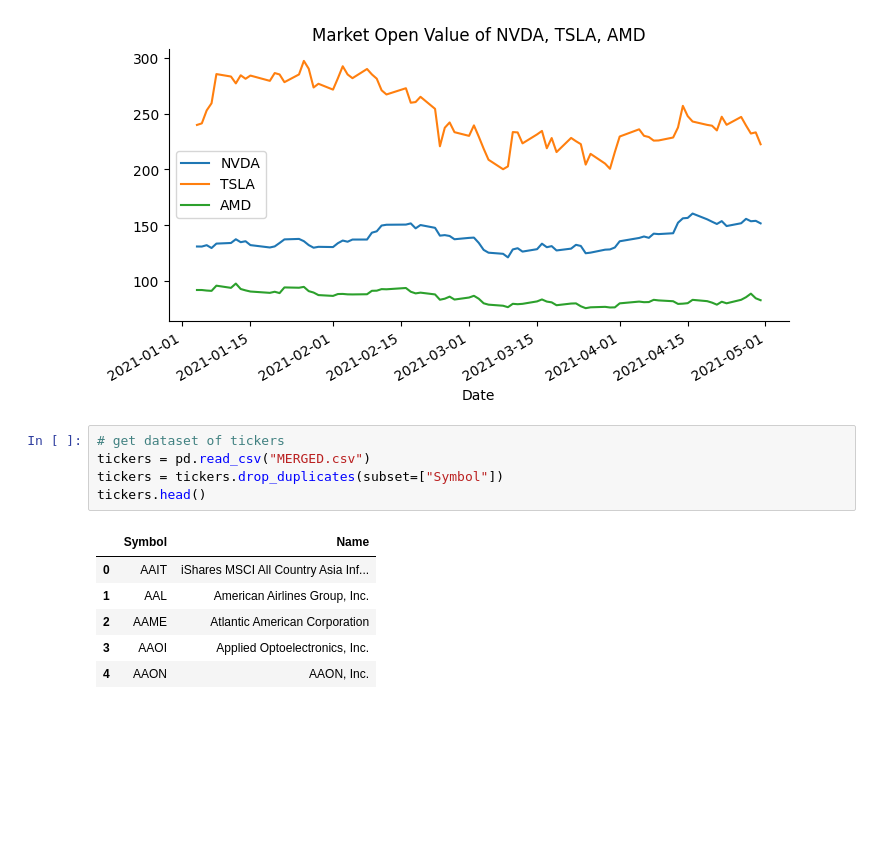
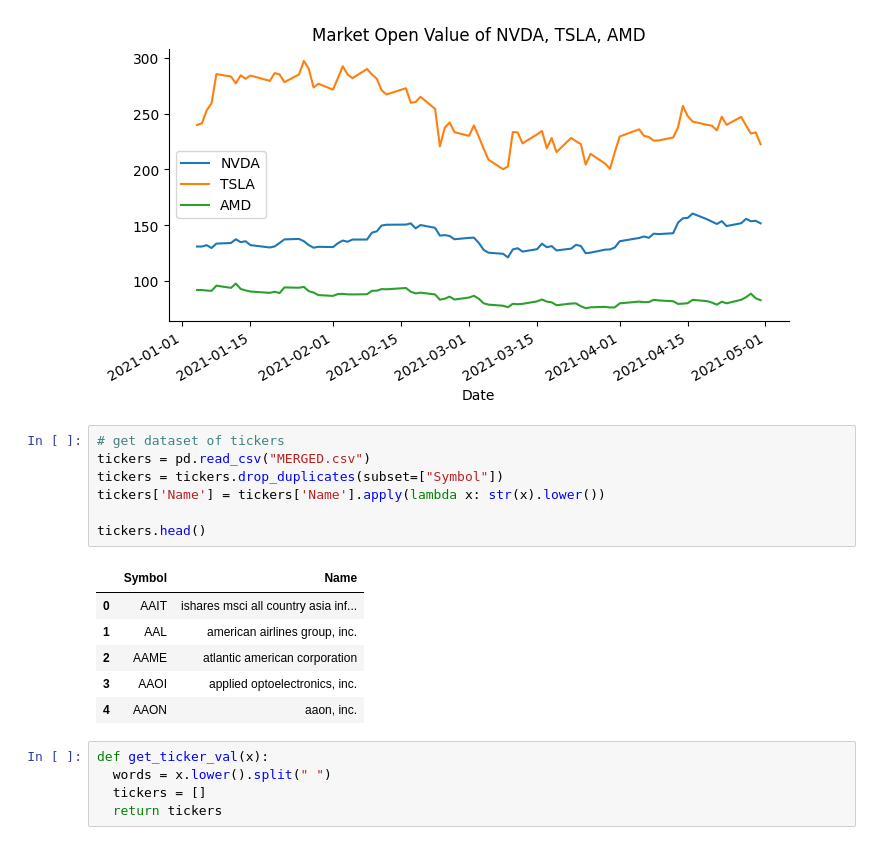
Before and after one commit to SebastianDixon/WSB_Quant, a Jupyter notebook: Reddit_WSB_Posts_Sentiment_Analysis.ipynb, the cells around one changed output. Saved outputs shown, nothing was run; the diff lists cells and outputs as text; blank space fills up the shorter version.

```diff
--- a/Reddit_WSB_Posts_Sentiment_Analysis.ipynb
+++ b/Reddit_WSB_Posts_Sentiment_Analysis.ipynb
@@ -305,13 +304,20 @@ plt.gca().spines[['top', 'right']].set_visible(False)
 # %%
 # get dataset of tickers
 tickers = pd.read_csv("MERGED.csv")
 tickers = tickers.drop_duplicates(subset=["Symbol"])
+tickers['Name'] = tickers['Name'].apply(lambda x: str(x).lower())
+
 tickers.head()
 # %% [output]
 |  | Symbol | Name |
-| 0 | AAIT | iShares MSCI All Country Asia Inf... |
-| 1 | AAL | American Airlines Group, Inc. |
-| 2 | AAME | Atlantic American Corporation |
-| 3 | AAOI | Applied Optoelectronics, Inc. |
-| 4 | AAON | AAON, Inc. |
+| 0 | AAIT | ishares msci all country asia inf... |
+| 1 | AAL | american airlines group, inc. |
+| 2 | AAME | atlantic american corporation |
+| 3 | AAOI | applied optoelectronics, inc. |
+| 4 | AAON | aaon, inc. |
+# %%
+def get_ticker_val(x):
+  words = x.lower().split(" ")
+  tickers = []
+  return tickers
 # %%
```
Also changed, not shown: parts of 23 cells of this notebook.
